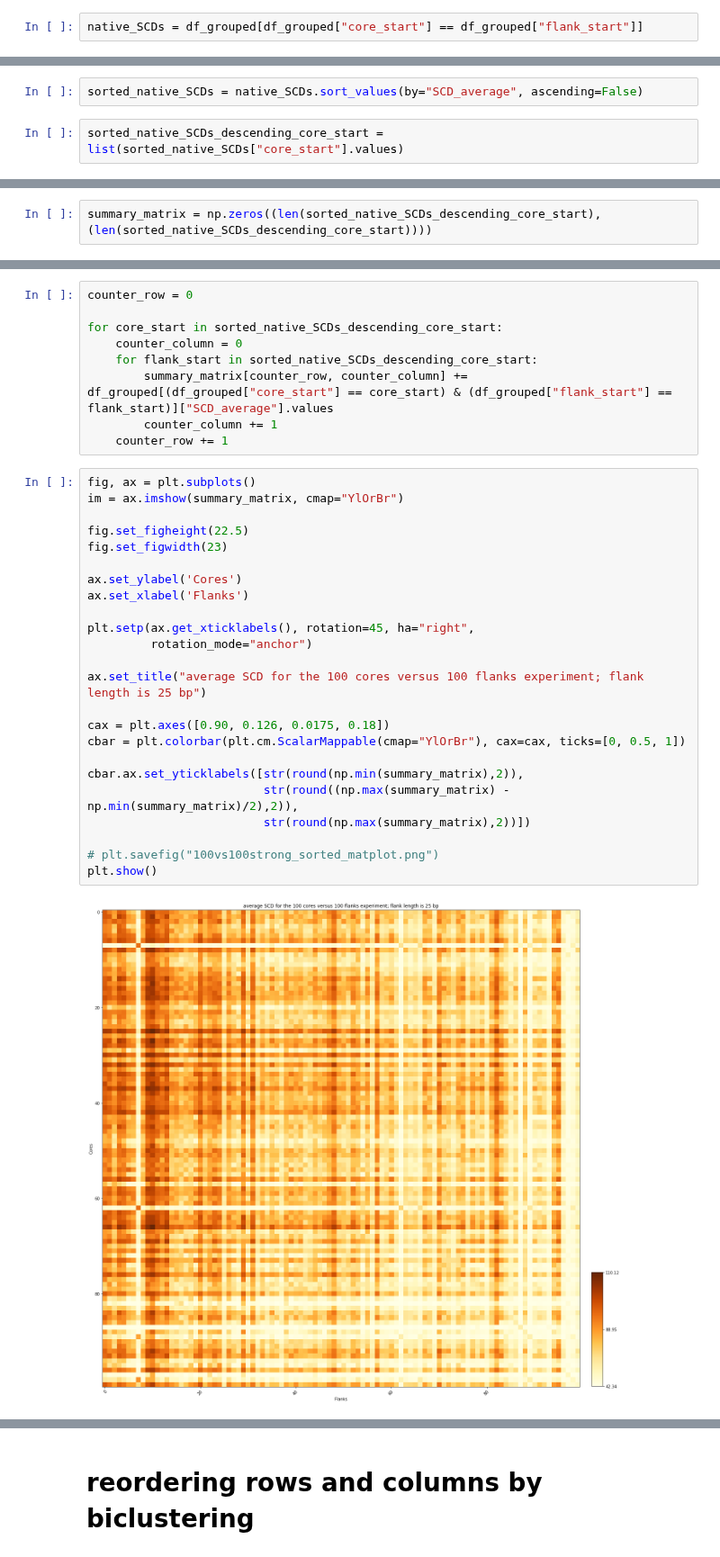
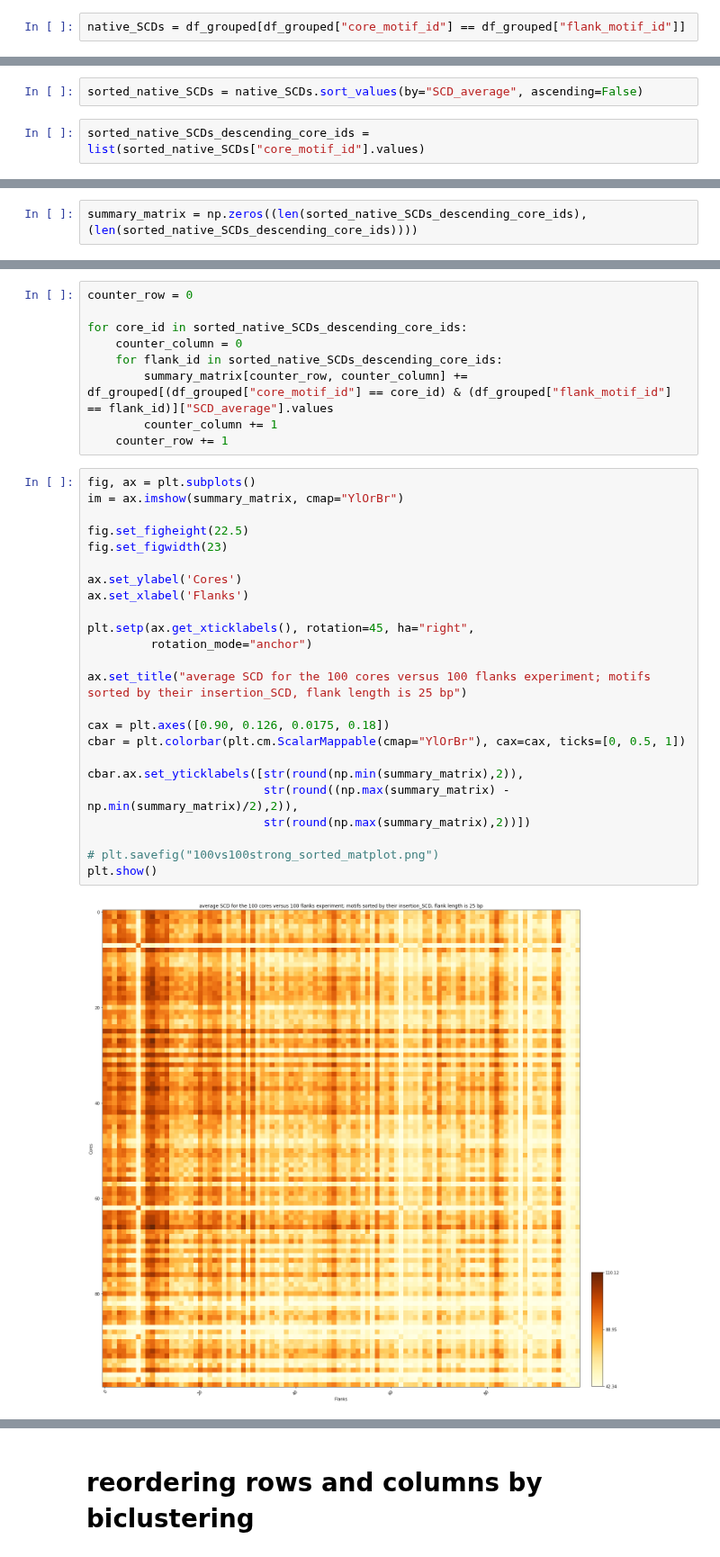
Before and after one commit to Fudenberg-Research-Group/akita_utils, a Jupyter notebook: bin/insert_virtual_fixed_core/100vs100strong_analysis.ipynb, the cells around one changed output, grey strips where cells are left out. Shown at 90% size. Drawn from its saved outputs; the diff is of its cells as text.

Commit message:
reordered matrix by averages in rows and columns

```diff
--- a/bin/insert_virtual_fixed_core/100vs100strong_analysis.ipynb
+++ b/bin/insert_virtual_fixed_core/100vs100strong_analysis.ipynb
@@ -86,7 +110,7 @@ df_grouped
 # %% [markdown]
 # order of rows and columns - by the inserion SCD of matching core-flank pairs
 # %%
-native_SCDs = df_grouped[df_grouped["core_start"] == df_grouped["flank_start"]]
+native_SCDs = df_grouped[df_grouped["core_motif_id"] == df_grouped["flank_motif_id"]]
 # %%
 native_SCDs
 # %% [output]
@@ -106,4 +130,4 @@ native_SCDs
 # %%
 sorted_native_SCDs = native_SCDs.sort_values(by="SCD_average", ascending=False)
 # %%
-sorted_native_SCDs_descending_core_start = list(sorted_native_SCDs["core_start"].values)
+sorted_native_SCDs_descending_core_ids = list(sorted_native_SCDs["core_motif_id"].values)
@@ -110,2 +136,2 @@ sorted_native_SCDs_descending_core_start = list(sorted_native_SCDs["core_start"]
 # %%
-summary_matrix = np.zeros((len(sorted_native_SCDs_descending_core_start), (len(sorted_native_SCDs_descending_core_start))))
+summary_matrix = np.zeros((len(sorted_native_SCDs_descending_core_ids), (len(sorted_native_SCDs_descending_core_ids))))
@@ -116,35 +138,35 @@ len(sorted_native_SCDs_descending_core_start)
 # %%
 counter_row = 0
 
-for core_start in sorted_native_SCDs_descending_core_start:
+for core_id in sorted_native_SCDs_descending_core_ids:
     counter_column = 0
-    for flank_start in sorted_native_SCDs_descending_core_start:
-        summary_matrix[counter_row, counter_column] += df_grouped[(df_grouped["core_start"] == core_start) & (df_grouped["flank_start"] == flank_start)]["SCD_average"].values
+    for flank_id in sorted_native_SCDs_descending_core_ids:
+        summary_matrix[counter_row, counter_column] += df_grouped[(df_grouped["core_motif_id"] == core_id) & (df_grouped["flank_motif_id"] == flank_id)]["SCD_average"].values
         counter_column += 1
     counter_row += 1
 # %%
 fig, ax = plt.subplots()
 im = ax.imshow(summary_matrix, cmap="YlOrBr")
 
 fig.set_figheight(22.5)
 fig.set_figwidth(23)
 
 ax.set_ylabel('Cores')
 ax.set_xlabel('Flanks')
 
 plt.setp(ax.get_xticklabels(), rotation=45, ha="right",
          rotation_mode="anchor")
 
-ax.set_title("average SCD for the 100 cores versus 100 flanks experiment; flank length is 25 bp")
+ax.set_title("average SCD for the 100 cores versus 100 flanks experiment; motifs sorted by their insertion_SCD, flank length is 25 bp")
 
 cax = plt.axes([0.90, 0.126, 0.0175, 0.18])
 cbar = plt.colorbar(plt.cm.ScalarMappable(cmap="YlOrBr"), cax=cax, ticks=[0, 0.5, 1])
 
 cbar.ax.set_yticklabels([str(round(np.min(summary_matrix),2)),
                          str(round((np.max(summary_matrix) - np.min(summary_matrix)/2),2)),
                          str(round(np.max(summary_matrix),2))])
 
 # plt.savefig("100vs100strong_sorted_matplot.png")
 plt.show()
 # %% [output]
-[figure, old version]
+[figure, new version]
```
Also changed, not shown: parts of 22 cells of this notebook.
